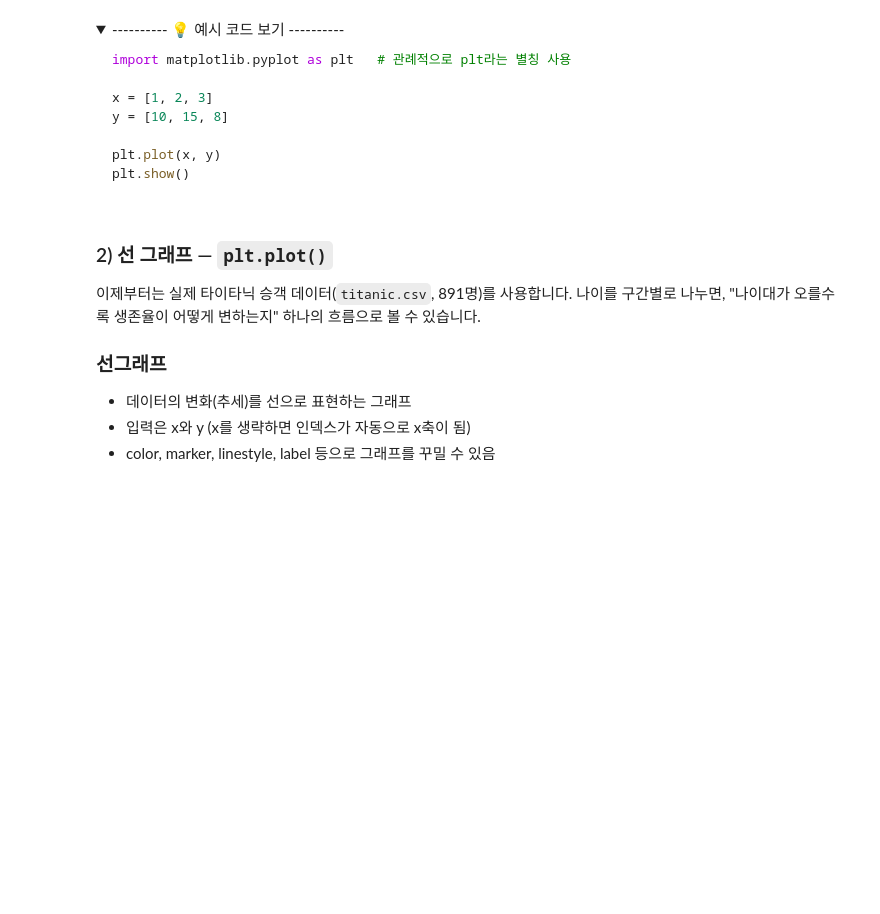
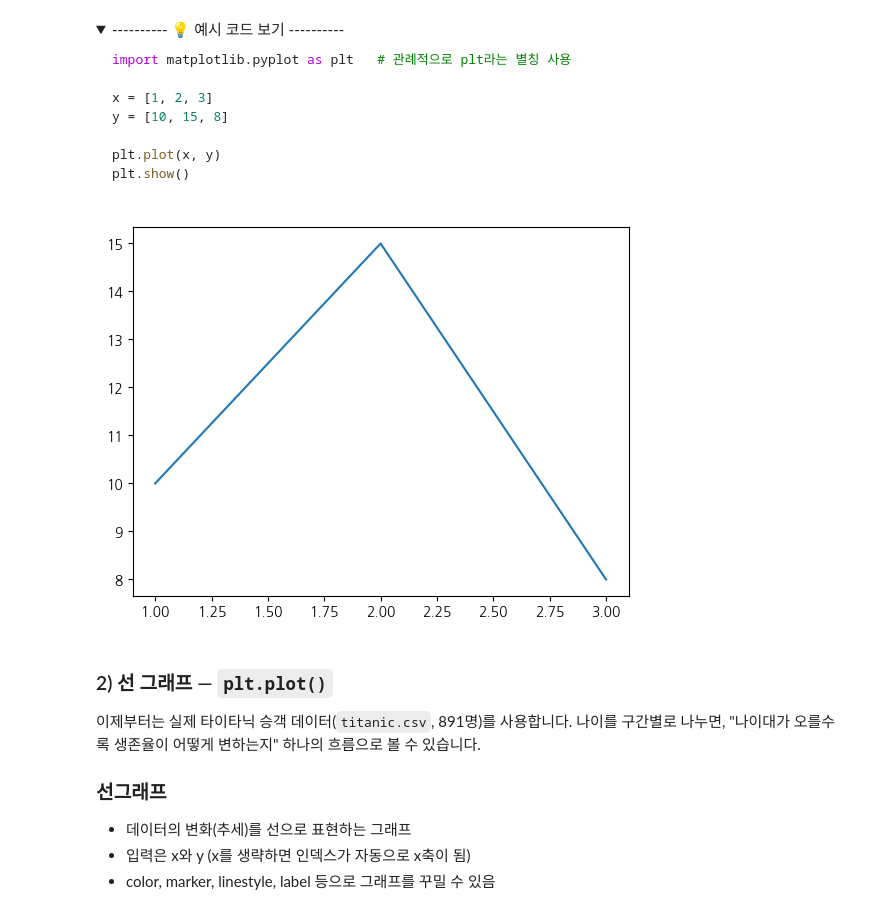
Before and after one commit to qnrPwjd/EST_AI_Challengers_Code, a Jupyter notebook: Week2/CH08_데이터시각화.ipynb, the cells around one changed output. Cells and saved outputs as stored; diff of their text form; code cells hidden in the pictures; folded sections open; blank space fills up the shorter version.

```diff
--- a/Week2/CH08_데이터시각화.ipynb
+++ b/Week2/CH08_데이터시각화.ipynb
@@ -81,6 +83,15 @@ plt.show()
 </details>
 # %%
 # 관례적으로 plt라는 별칭 사용
+import matplotlib.pyplot as plt
+
+x = [1, 2, 3]
+y = [10, 15, 8]
+
+plt.plot(x, y)
+plt.show()
+# %% [output]
+[figure, added]
 # %% [markdown]
 ### 2) 선 그래프 — `plt.plot()`
 
```
Also changed, not shown: parts of 7 cells of this notebook.
